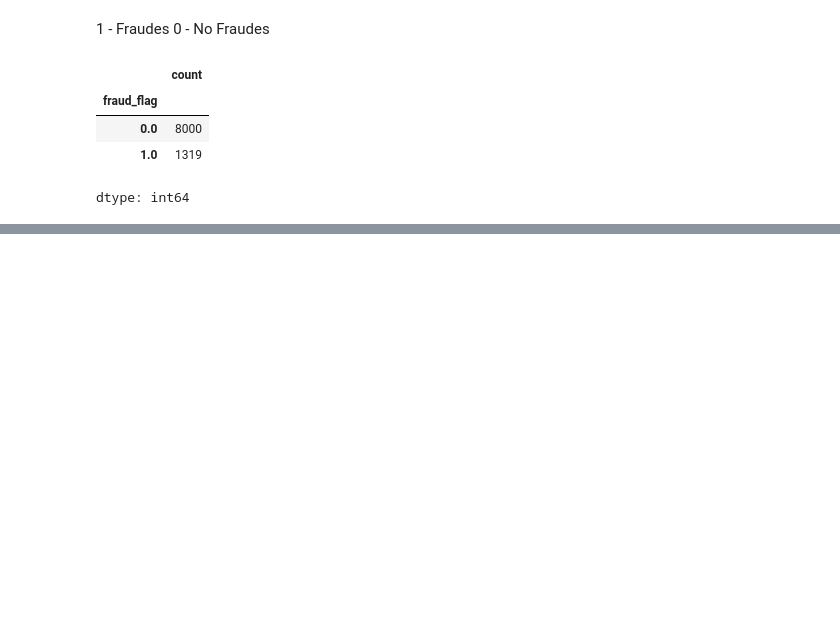
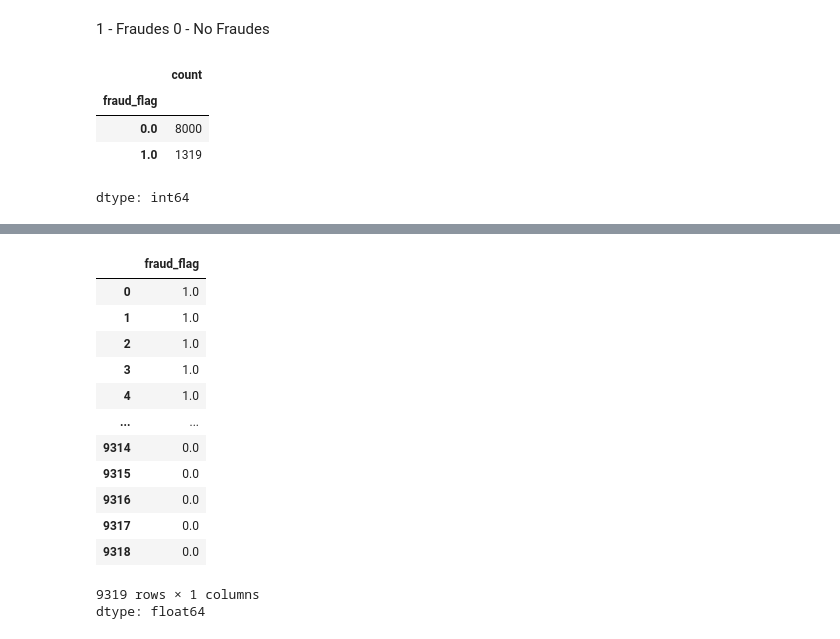
Before and after one commit to guillermocadena/niche_of_fraudsters, a Jupyter notebook: nicho_de_fraudes.ipynb, the cells around one changed output, grey strips where cells are left out. Drawn from its saved outputs; the diff is of its cells as text; code cells hidden in the pictures; blank space fills up the shorter version.

```diff
--- a/nicho_de_fraudes.ipynb
+++ b/nicho_de_fraudes.ipynb
@@ -44,0 +102,18 @@ dtype: int64
+# %%
+y = datos['fraud_flag']
+y
+# %% [output]
+|  | fraud_flag |
+| 0 | 1.0 |
+| 1 | 1.0 |
+| 2 | 1.0 |
+| 3 | 1.0 |
+| 4 | 1.0 |
+| ... | ... |
+| 9314 | 0.0 |
+| 9315 | 0.0 |
+| 9316 | 0.0 |
+| 9317 | 0.0 |
+| 9318 | 0.0 |
+9319 rows × 1 columns
+dtype: float64
```
Also changed, not shown: parts of 8 cells of this notebook.
